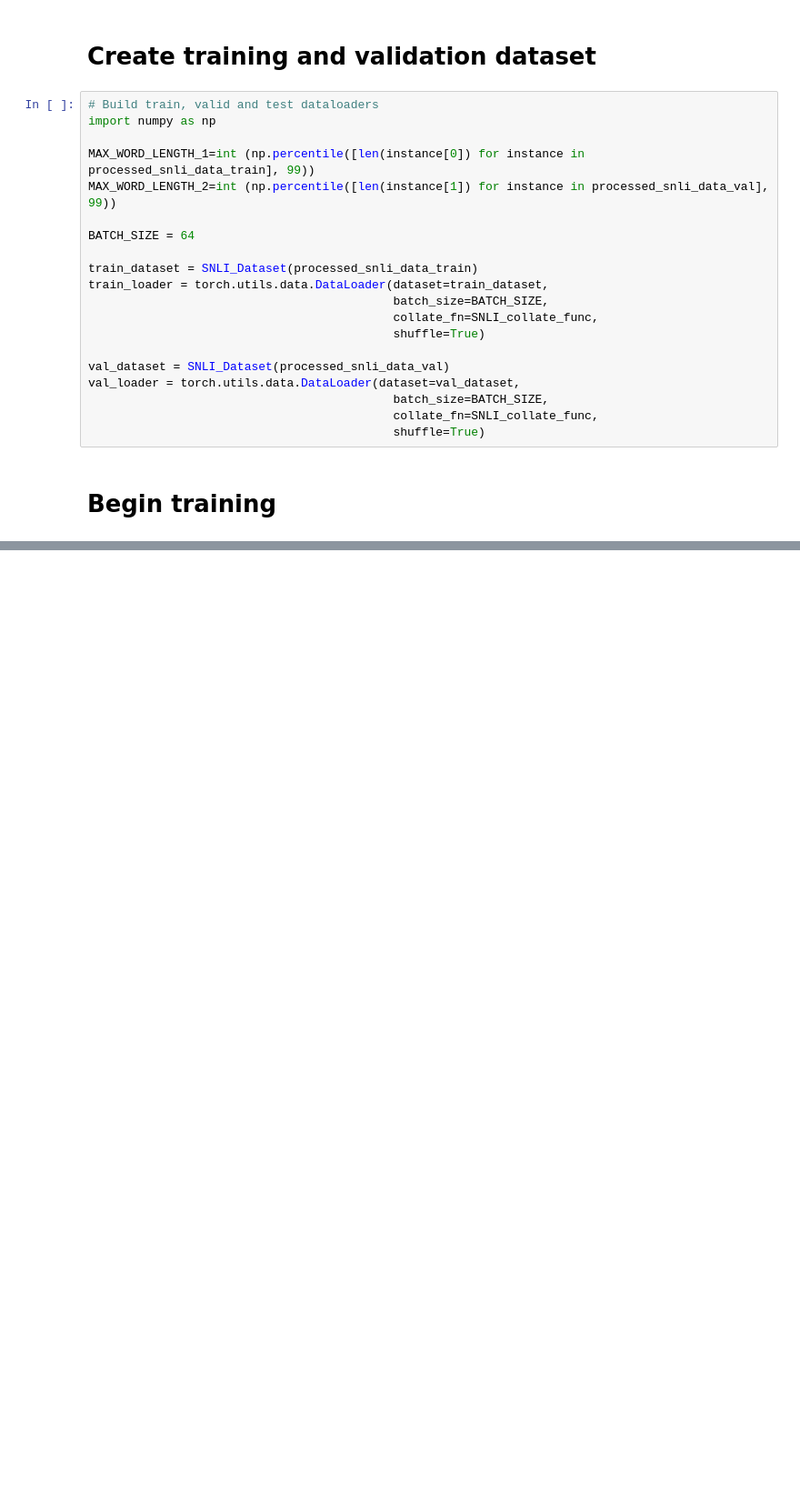
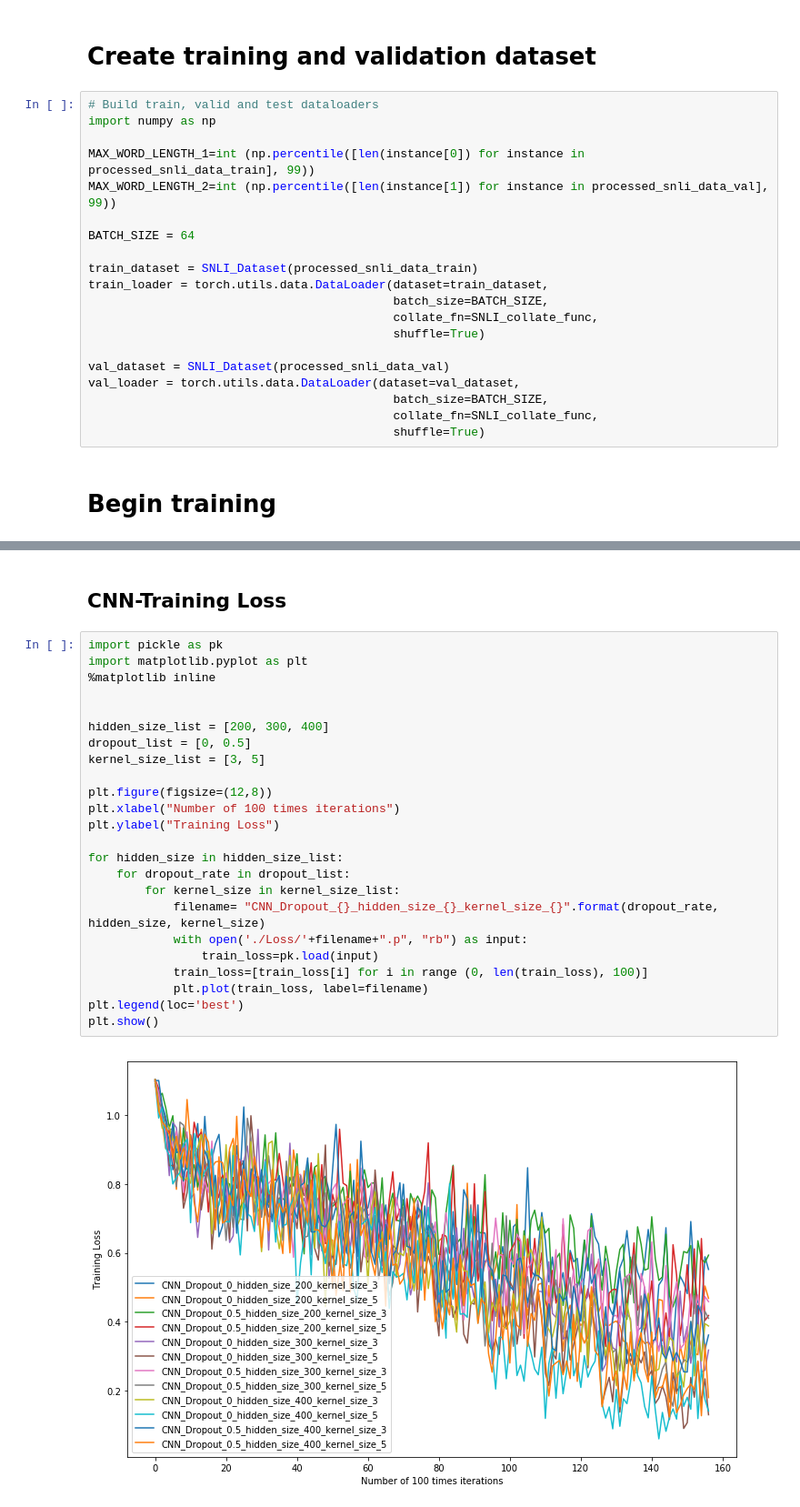
Before and after one commit to wangjy38/DS-GA-1011, a Jupyter notebook: SNLI.ipynb, the cells around one changed output, grey strips where cells are left out. Shown at 91% size. Cells and saved outputs as stored; diff of their text form; blank space fills up the shorter version.

```diff
--- a/SNLI.ipynb
+++ b/SNLI.ipynb
@@ -172,0 +372,28 @@ for hidden_size in hidden_size_list:
+# %% [markdown]
+## CNN-Training Loss
+# %%
+import pickle as pk
+import matplotlib.pyplot as plt
+%matplotlib inline
+
+
+hidden_size_list = [200, 300, 400]
+dropout_list = [0, 0.5]
+kernel_size_list = [3, 5]
+
+plt.figure(figsize=(12,8))
+plt.xlabel("Number of 100 times iterations")
+plt.ylabel("Training Loss")
+
+for hidden_size in hidden_size_list:
+    for dropout_rate in dropout_list:
+        for kernel_size in kernel_size_list:
+            filename= "CNN_Dropout_{}_hidden_size_{}_kernel_size_{}".format(dropout_rate, hidden_size, kernel_size)
+            with open('./Loss/'+filename+".p", "rb") as input:
+                train_loss=pk.load(input)
+            train_loss=[train_loss[i] for i in range (0, len(train_loss), 100)]
+            plt.plot(train_loss, label=filename)
+plt.legend(loc='best')
+plt.show()
+# %% [output]
+[figure, added]
```
Also changed, not shown: parts of 27 cells of this notebook, 3 other files.
